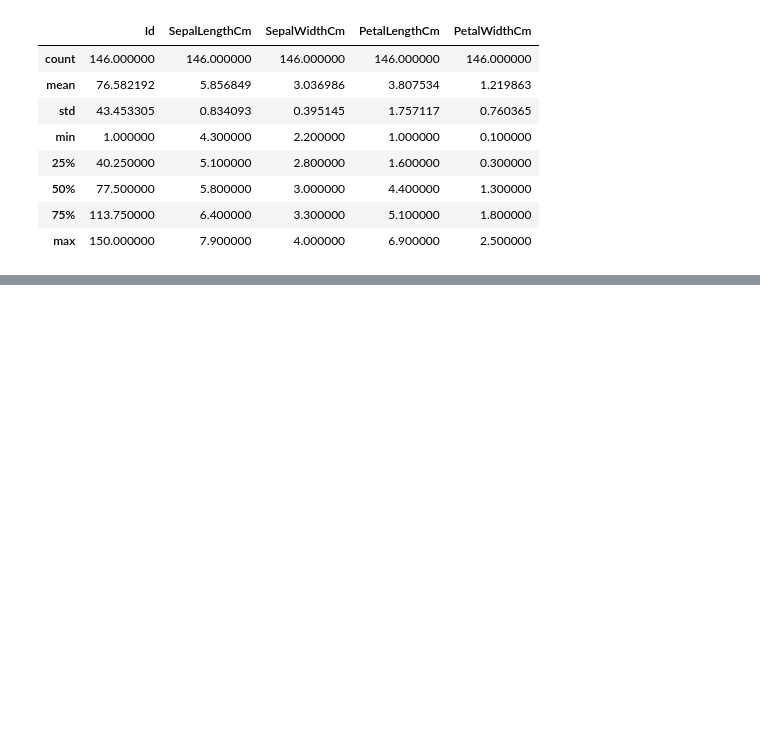
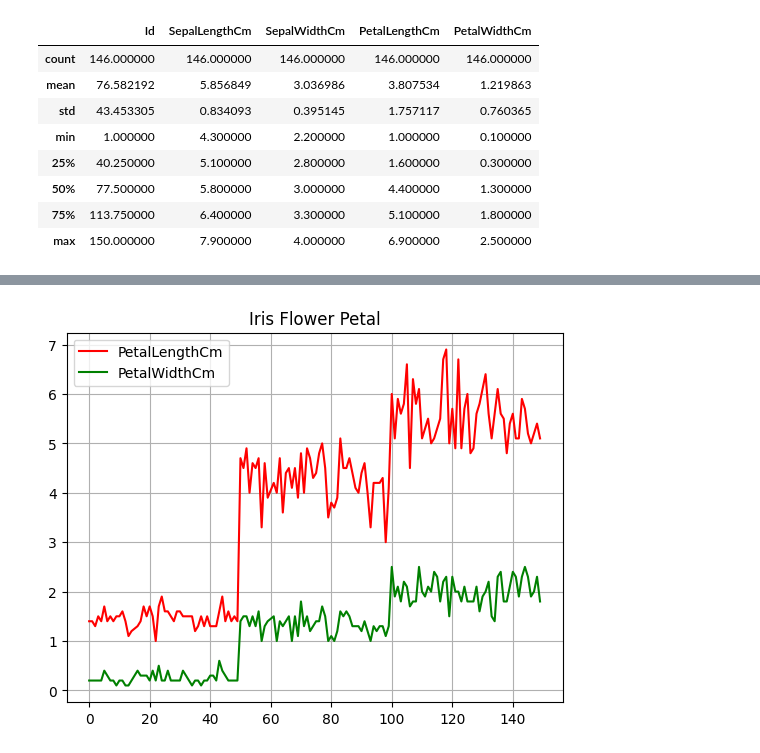
Before and after one commit to ShiwangitaSingh/IrisFlowerClassification, a Jupyter notebook: DataAnalysis.ipynb, the cells around one changed output, grey strips where cells are left out. Drawn from its saved outputs; the diff is of its cells as text; code cells hidden in the pictures; blank space fills up the shorter version.

```diff
--- a/DataAnalysis.ipynb
+++ b/DataAnalysis.ipynb
@@ -77,0 +87,9 @@ df2.describe()
+# %%
+plt.plot(df2['PetalLengthCm'], 'r', label = 'PetalLengthCm')
+plt.plot(df2['PetalWidthCm'], 'g', label = 'PetalWidthCm')
+plt.title('Iris Flower Petal')
+plt.grid(True)
+plt.legend()
+plt.show()
+# %% [output]
+[figure, added]
```
Also changed, not shown: parts of 5 cells of this notebook.
